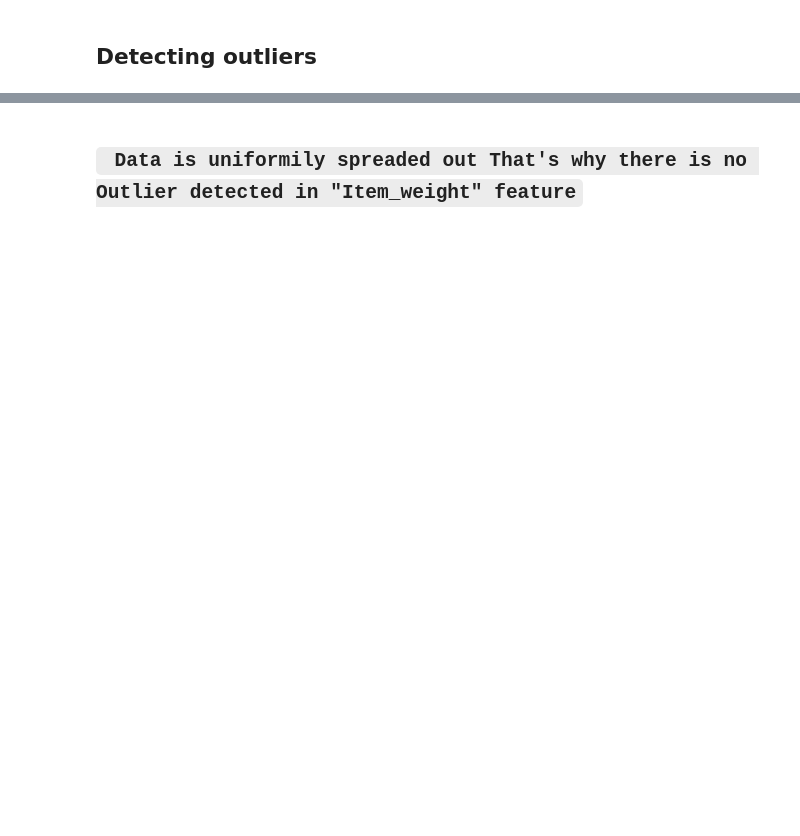
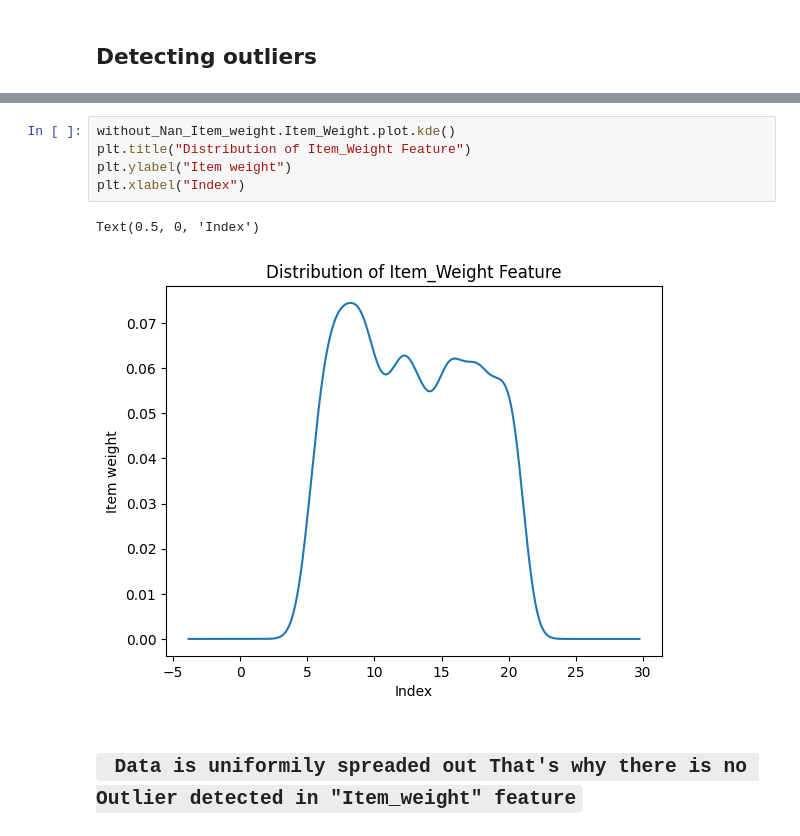
Before and after one commit to Gourav052003/Data-Driven-Sales-Forecasting-for-Big-Mart-Retail-Outlets, a Jupyter notebook: Big-Mart-Sales-Prediction.ipynb, the cells around one changed output, grey strips where cells are left out. Saved outputs shown, nothing was run; the diff lists cells and outputs as text; blank space fills up the shorter version.

```diff
--- a/Big-Mart-Sales-Prediction.ipynb
+++ b/Big-Mart-Sales-Prediction.ipynb
@@ -239,3 +316,11 @@ Text(0, 0.5, 'Item weight')
 [figure]
+# %%
+without_Nan_Item_weight.Item_Weight.plot.kde()
+plt.title("Distribution of Item_Weight Feature")
+plt.ylabel("Item weight")
+plt.xlabel("Index")
+# %% [output]
+Text(0.5, 0, 'Index')
+[figure, added]
 # %% [markdown]
 ## ` Data is uniformily spreaded out That's why there is no Outlier detected in "Item_weight" feature`
```
Also changed, not shown: parts of 22 cells of this notebook.
